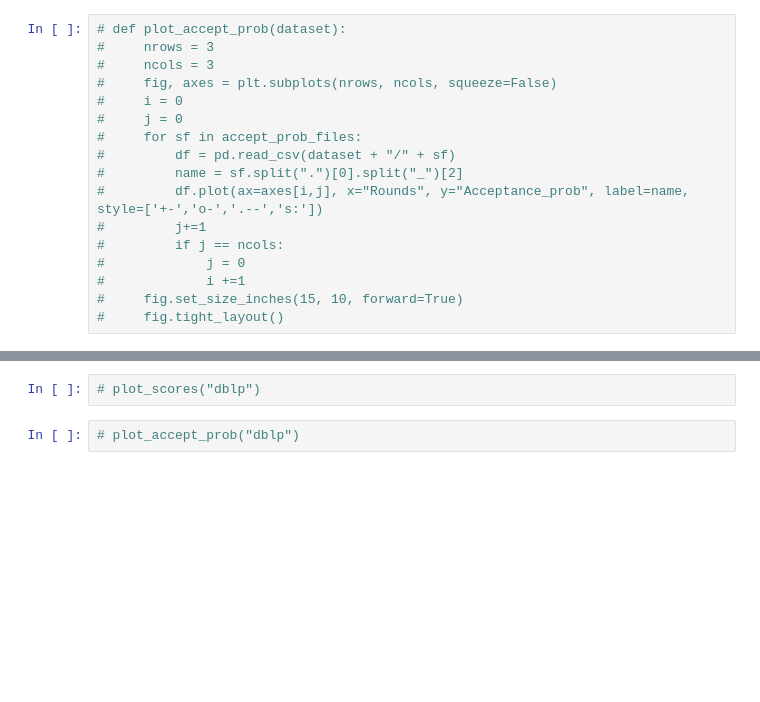
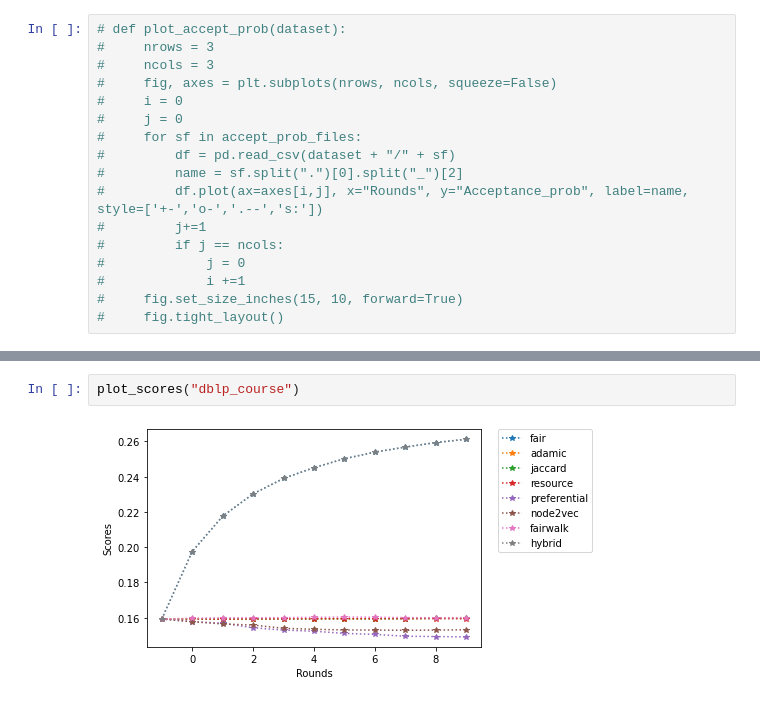
Before and after one commit to SotirisTsioutsiouliklis/FairRec, a Jupyter notebook: Code/ExperimentScripts/Plots.ipynb, the cells around one changed output, grey strips where cells are left out. Drawn from its saved outputs; the diff is of its cells as text; blank space fills up the shorter version.

```diff
--- a/Code/ExperimentScripts/Plots.ipynb
+++ b/Code/ExperimentScripts/Plots.ipynb
@@ -81,4 +81,4 @@ plot_accept_prob("books")
-# %%
-# plot_scores("dblp")
-# %%
-# plot_accept_prob("dblp")
+# %%
+plot_scores("dblp_course")
+# %% [output]
+[figure, added]
```
Also changed, not shown: parts of 6 cells of this notebook.
